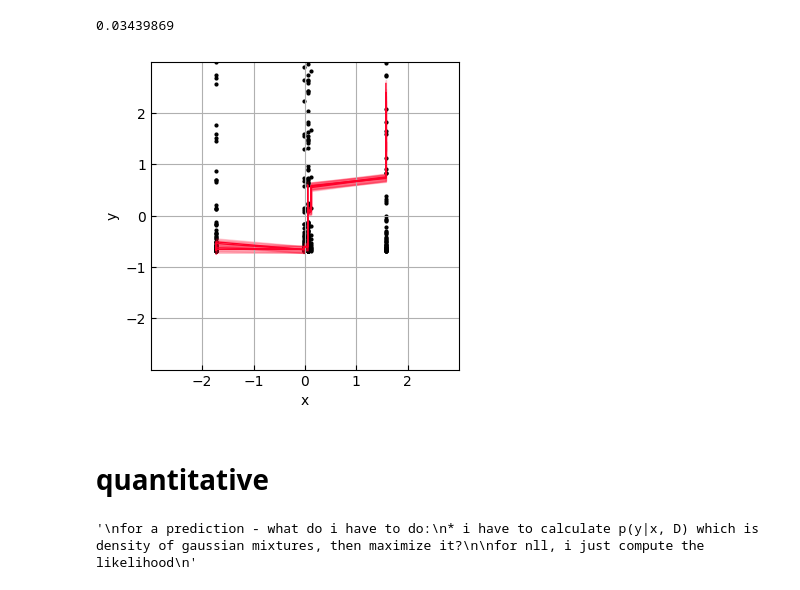
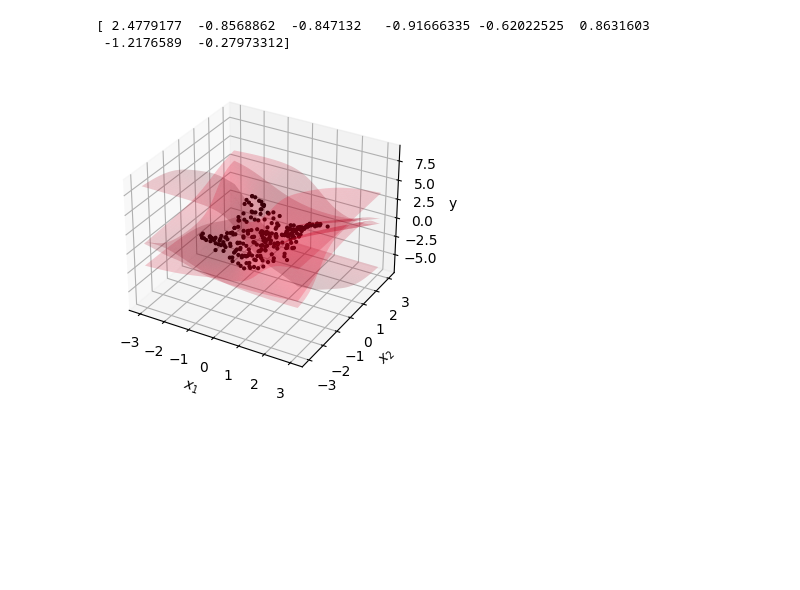
Before and after one commit to jgwiese/mcmc_bnn_symmetry, a Jupyter notebook: notebooks/01_sampling/evaluation_quantitative.ipynb, the cells around one changed output. Cells and saved outputs as stored; diff of their text form; code cells hidden in the pictures; blank space fills up the shorter version.

```diff
--- a/notebooks/01_sampling/evaluation_quantitative.ipynb
+++ b/notebooks/01_sampling/evaluation_quantitative.ipynb
@@ -50,17 +29,0 @@ print(result.indices_test)
-# %%
-import matplotlib
-rng_key, rng_key_ = jax.random.split(rng_key)
-
-figure = visualization.TriangleFigure(
-    settings=settings.SettingsTriangleFigure(
-        prefix=r"\theta",
-        settings_scatter=settings.SettingsScatter(
-            alpha=0.2,
-            size=1.0
-        ),
-        label_size=20
-    )
-)
-figure.plot(
-    data_list=[result.samples["parameters"]]
-)
@@ -69,31 +407,29 @@ figure.plot(
+# %%
+inputs = dataset.data[0, dataset.conditional_indices]
+print(inputs)
+template = model_transformation.init(rng_key, inputs)
+samples_converted = []
+for sample in samples:
+    sample_converted = conversion.torch_parameters_vector_to_flax_parameters_vector(torch.tensor(sample), template)
+    samples_converted.append(sample_converted)
+samples_converted = jnp.array(samples_converted)
+# %% [output]
+[ 2.4779177  -0.8568862  -0.847132   -0.91666335 -0.62022525  0.8631603
+ -1.2176589  -0.27973312]
 # %%
-print(result.samples["std"].mean())
 figure = visualization.RegressionFigure(
     settings=settings.SettingsRegressionFigure(
         settings_plot=settings.SettingsPlot(
-            alpha=1.0,
-            aleatoric=True
+            alpha=0.2,
+            aleatoric=False
         )
-    ),
+    )
 )
 figure.plot(
-    dataset=experiment._dataset,
-    transformation=experiment._model_transformation.apply_from_vector,
-    parameters_list=[result.samples["parameters"][:4]],
-    std=result.samples["std"].mean(),
-    feature=0
+    dataset=dataset,
+    transformation=model_transformation.apply_from_vector,
+    parameters_list=[samples_converted[:4]],
+    std=sigmas.mean()
 )
 # %% [output]
-0.03439869
-[figure, old version]
+[figure, new version]
-# %% [markdown]
-# quantitative
-# %%
-"""
-for a prediction - what do i have to do:
-* i have to calculate p(y|x, D) which is density of gaussian mixtures, then maximize it?
-
-for nll, i just compute the likelihood
-"""
-# %% [output]
-'\nfor a prediction - what do i have to do:\n* i have to calculate p(y|x, D) which is density of gaussian mixtures, then maximize it?\n\nfor nll, i just compute the likelihood\n'
```
Also changed, not shown: parts of 25 cells of this notebook, 32 other files.
